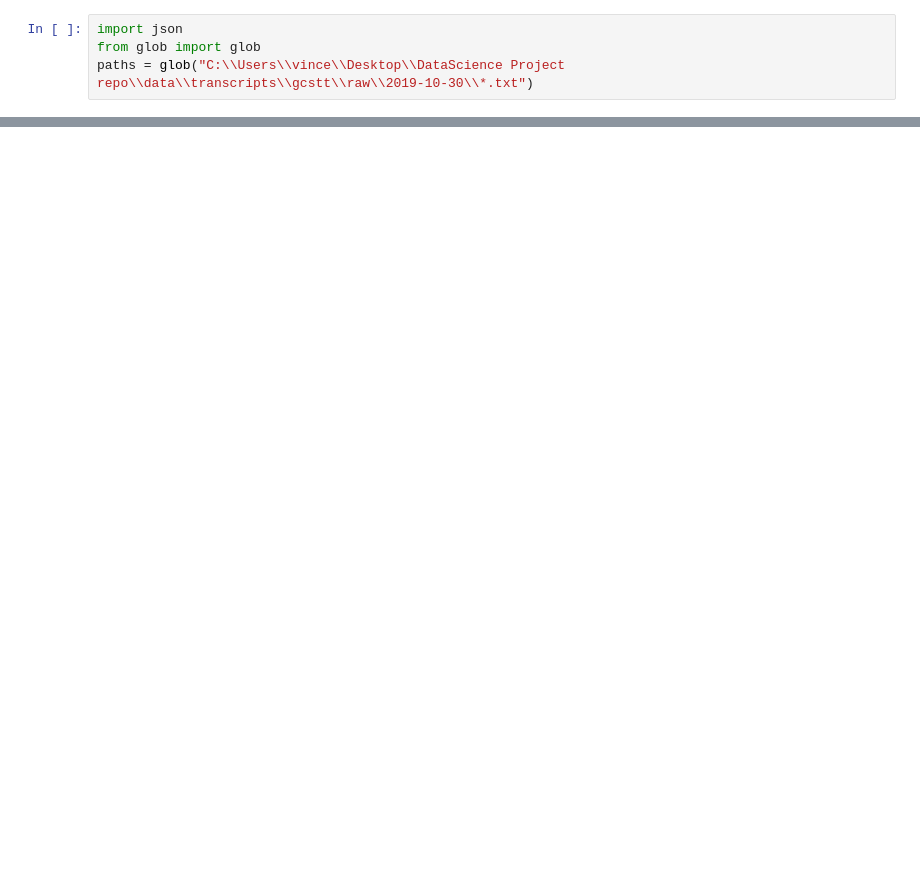
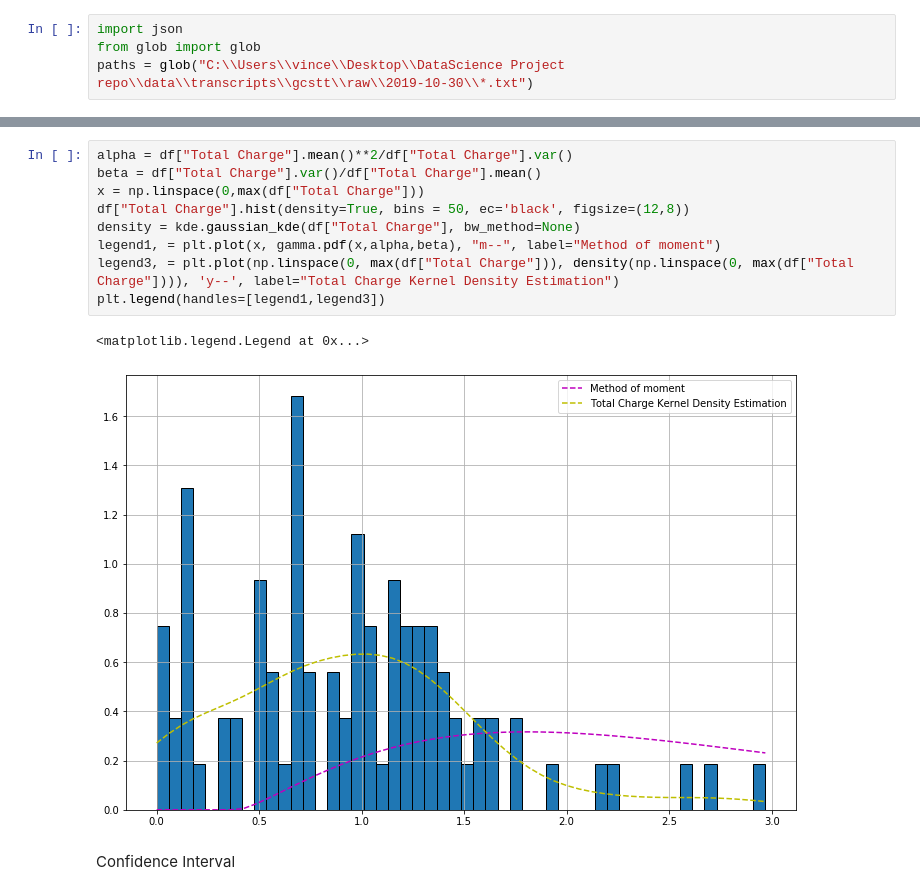
Before and after one commit to UNCG-CSE/Podknow, a Jupyter notebook: util/scripts/VincentScripts/apiStatistics.ipynb, the cells around one changed output, grey strips where cells are left out. Saved outputs shown, nothing was run; the diff lists cells and outputs as text; blank space fills up the shorter version.

```diff
--- a/util/scripts/VincentScripts/apiStatistics.ipynb
+++ b/util/scripts/VincentScripts/apiStatistics.ipynb
@@ -12,0 +165,14 @@ JSONDecodeError: Expecting property name enclosed in double quotes: line 1 colum
+# %%
+alpha = df["Total Charge"].mean()**2/df["Total Charge"].var()
+beta = df["Total Charge"].var()/df["Total Charge"].mean()
+x = np.linspace(0,max(df["Total Charge"]))
+df["Total Charge"].hist(density=True, bins = 50, ec='black', figsize=(12,8))
+density = kde.gaussian_kde(df["Total Charge"], bw_method=None)
+legend1, = plt.plot(x, gamma.pdf(x,alpha,beta), "m--", label="Method of moment")
+legend3, = plt.plot(np.linspace(0, max(df["Total Charge"])), density(np.linspace(0, max(df["Total Charge"]))), 'y--', label="Total Charge Kernel Density Estimation")
+plt.legend(handles=[legend1,legend3])
+# %% [output]
+<matplotlib.legend.Legend at 0x...>
+[figure, added]
+# %% [markdown]
+Confidence Interval
```
Also changed, not shown: parts of 38 cells of this notebook, 1 other file.
